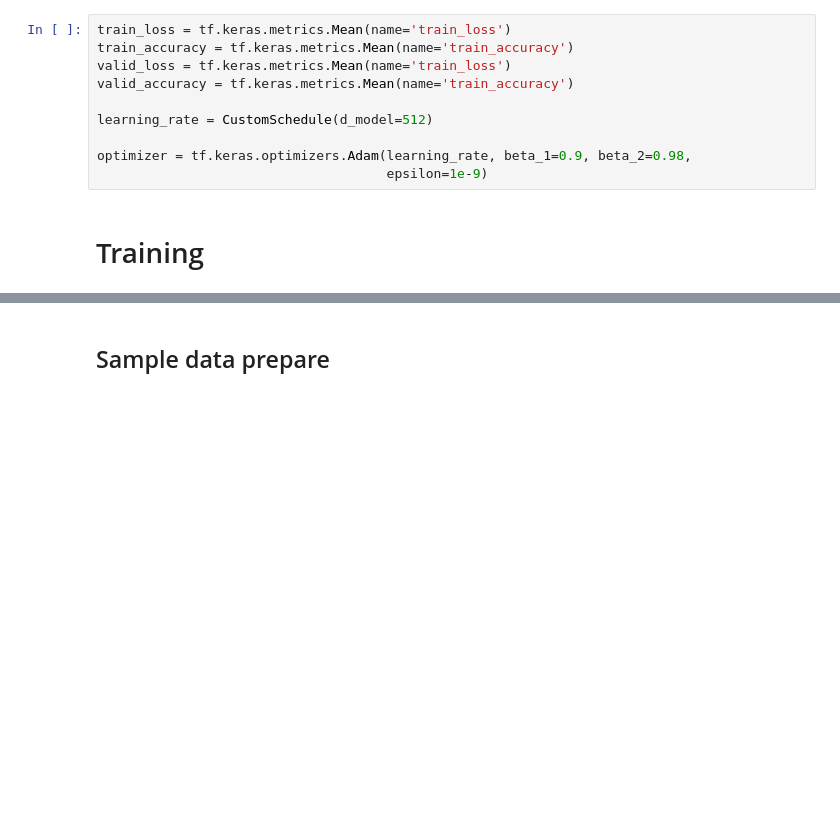
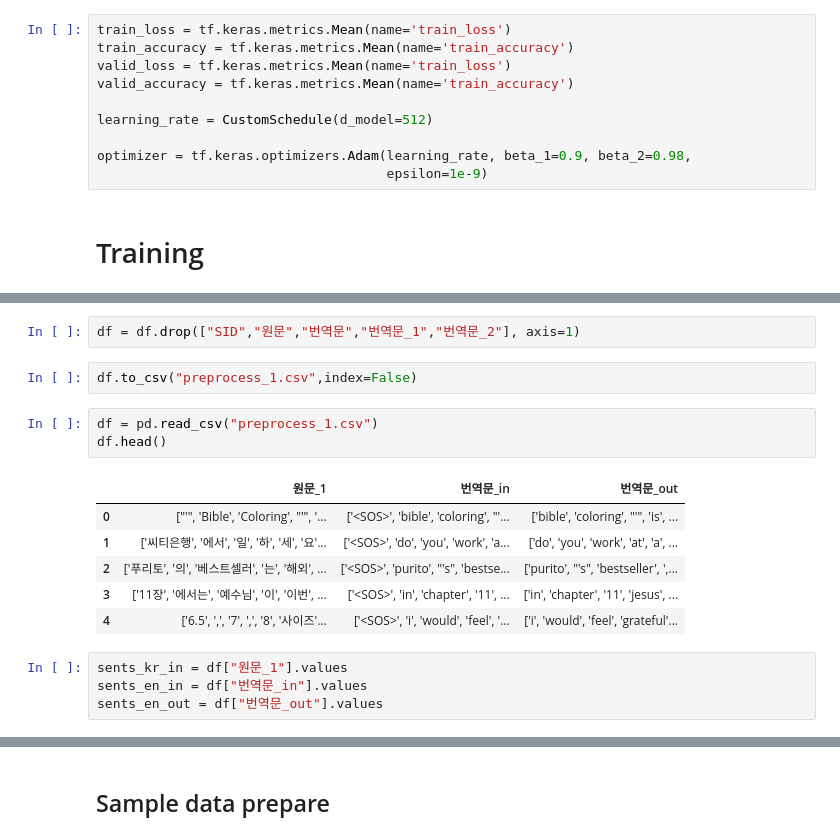
Before and after one commit to komingsu/AIFFEL, a Jupyter notebook: 00_PR/Transformer/Transformer.ipynb, the cells around one changed output, grey strips where cells are left out. Saved outputs shown, nothing was run; the diff lists cells and outputs as text; blank space fills up the shorter version.

```diff
--- a/00_PR/Transformer/Transformer.ipynb
+++ b/00_PR/Transformer/Transformer.ipynb
@@ -738,0 +911,18 @@ optimizer = tf.keras.optimizers.Adam(learning_rate, beta_1=0.9, beta_2=0.98,
+# %%
+df = df.drop(["SID","원문","번역문","번역문_1","번역문_2"], axis=1)
+# %%
+df.to_csv("preprocess_1.csv",index=False)
+# %%
+df = pd.read_csv("preprocess_1.csv")
+df.head()
+# %% [output]
+|  | 원문_1 | 번역문_in | 번역문_out |
+| 0 | ["'", 'Bible', 'Coloring', "'", '... | ['<SOS>', 'bible', 'coloring', "'... | ['bible', 'coloring', "'", 'is', ... |
+| 1 | ['씨티은행', '에서', '일', '하', '세', '요'... | ['<SOS>', 'do', 'you', 'work', 'a... | ['do', 'you', 'work', 'at', 'a', ... |
+| 2 | ['푸리토', '의', '베스트셀러', '는', '해외', ... | ['<SOS>', 'purito', "'s", 'bestse... | ['purito', "'s", 'bestseller', ',... |
+| 3 | ['11장', '에서는', '예수님', '이', '이번', ... | ['<SOS>', 'in', 'chapter', '11', ... | ['in', 'chapter', '11', 'jesus', ... |
+| 4 | ['6.5', ',', '7', ',', '8', '사이즈'... | ['<SOS>', 'i', 'would', 'feel', '... | ['i', 'would', 'feel', 'grateful'... |
+# %%
+sents_kr_in = df["원문_1"].values
+sents_en_in = df["번역문_in"].values
+sents_en_out = df["번역문_out"].values
```
Also changed, not shown: parts of 45 cells of this notebook.
